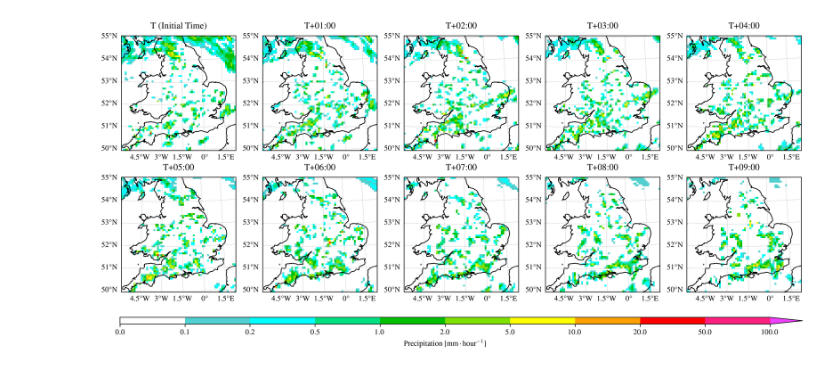
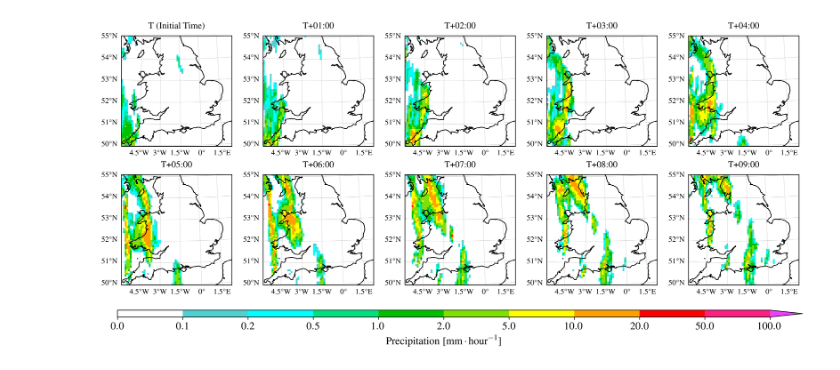
Before and after one commit to henryaddison/video-diffusion-climate, a Jupyter notebook: notebooks/geo.ipynb, the cells around one changed output. Saved outputs shown, nothing was run; the diff lists cells and outputs as text; code cells hidden in the pictures.

```diff
--- a/notebooks/geo.ipynb
+++ b/notebooks/geo.ipynb
@@ -47,35 +47,35 @@ def plot_sample(sample):
             extend = 'max',
             transform=ccrs.PlateCarree(),
             add_colorbar = False,
         )
         ax.gridlines(linewidth = 0.25, draw_labels={"bottom": "x", "left": "y"}, x_inline=False, y_inline=False)
         ax.coastlines(resolution='10m')
         if i == 0:
             ax.set_title(f"T (Initial Time)")
         else:
             ax.set_title(f"T+0{i}:00")
 
     cbar = fig.colorbar(
         im,
         ax = axes,
         orientation="horizontal",
         aspect=100,
         # shrink = 1,
         ticks=precip_clevs,
         label='Precipitation [$\mathrm{mm}\cdot\mathrm{hour}^{-1}$]',
     )
 
     cbar.ax.tick_params(labelsize=14)
     cbar.set_label(label='Precipitation [$\mathrm{mm}\cdot\mathrm{hour}^{-1}$]', size=14)
 
     plt.show()
 
-sample = samples[40][0]
+sample = samples[1][0]
 
 da = xr.DataArray(sample, dims=('time', 'y', 'x'), coords={'latitude': latitudes, 'longitude': longitudes})
 plot_sample(da)
 # %% [output]
-[figure, old version]
+[figure, new version]
 # %%
 # 10 frames with the highest max and mean values
 
```
Also changed, not shown: parts of 1 cell of this notebook, 24 other files.
